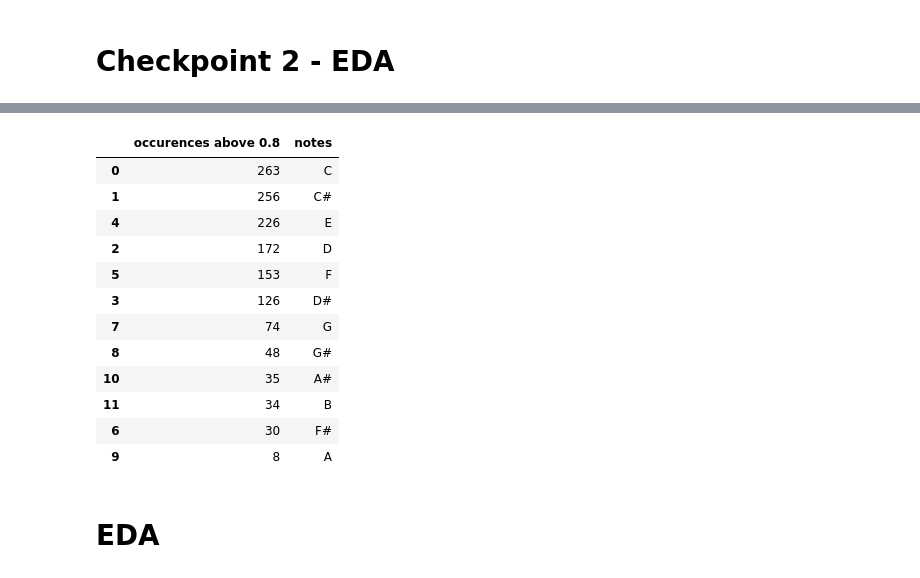
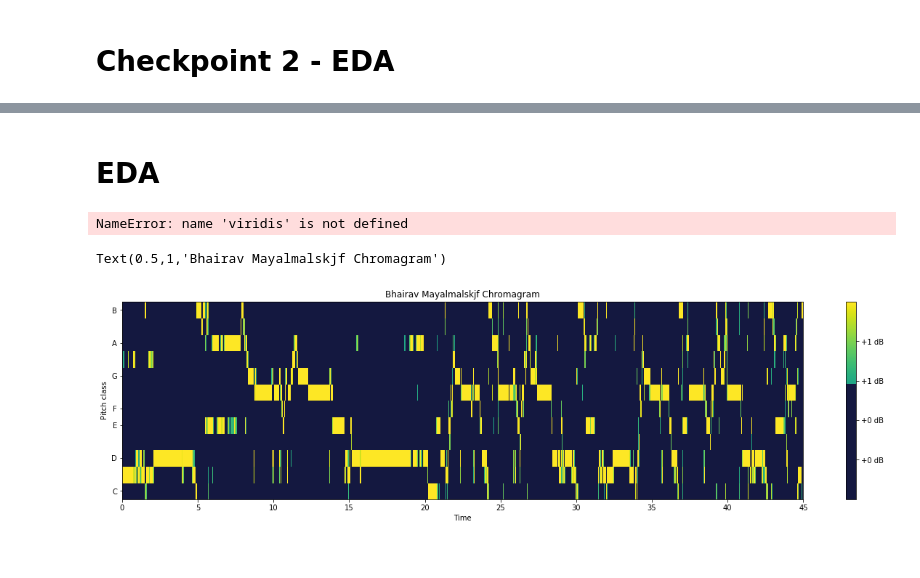
Before and after one commit to sruthiv98/RagaClassification, a Jupyter notebook: notebooks/Saveree Scratch .ipynb, the cells around one changed output, grey strips where cells are left out. Cells and saved outputs as stored; diff of their text form; code cells hidden in the pictures.

```diff
--- a/notebooks/Saveree Scratch .ipynb
+++ b/notebooks/Saveree Scratch .ipynb
@@ -169,8 +146,0 @@ pd.read_pickle('data/cleaned_data.pkl')
-# %%
-#first two mins of bhairav 2
-
-y, sr = librosa.load('test_data_raw/Bhairav Mayamalavagowlai 2.mp3',offset=180,duration=60)
-chromagram = librosa.feature.chroma_stft(y = y, sr=sr, hop_length=512) #n_fft
-plt.figure(figsize=(17, 5))
-librosa.display.specshow(chromagram, x_axis='time', y_axis='chroma', hop_length=512, cmap='coolwarm')
-#.     C C# E F G G# B C
@@ -216,23 +147,32 @@ pd.DataFrame.from_dict(newvals_dict,orient='index').sort_values(by=0).plot(kind=
-# %%
-notes # C C# E F G G# B C not A F# A# D# D
-
-# D E F# G A B C#
-# %% [output]
-|  | occurences above 0.8 | notes |
-| 0 | 263 | C |
-| 1 | 256 | C# |
-| 4 | 226 | E |
-| 2 | 172 | D |
-| 5 | 153 | F |
-| 3 | 126 | D# |
-| 7 | 74 | G |
-| 8 | 48 | G# |
-| 10 | 35 | A# |
-| 11 | 34 | B |
-| 6 | 30 | F# |
-| 9 | 8 | A |
 # %% [markdown]
 # EDA
+# %%
+import numpy as np
+import matplotlib.pyplot as plt
+from matplotlib import cm
+from matplotlib.colors import ListedColormap, LinearSegmentedColormap
+
+virdis = cm.get_cmap('viridis', 12)
+print(viridis.colors)
+# %% [output]
+NameError: name 'viridis' is not defined
+# %%
+y,sr = librosa.load('test_data_raw/Bilawal Dheerashankarabharanam 1.mp3',duration=45,offset=45)
+# %%
+viridis = cm.get_cmap('viridis', 256)
+newcolors = viridis(np.linspace(0, 1, 256))
+pink = np.array([20/256, 24/256, 64/256, 1])
+newcolors[:150, :] = pink
+newcmp = ListedColormap(newcolors)
+
+chromagram = librosa.feature.chroma_stft(y,sr)
+plt.figure(figsize=(21, 5))
+librosa.display.specshow(chromagram, x_axis='time', y_axis='chroma', hop_length=512, cmap=newcmp)
+plt.colorbar(format='%+2.0f dB')
+plt.title('Bhairav Mayalmalskjf Chromagram')
+# %% [output]
+Text(0.5,1,'Bhairav Mayalmalskjf Chromagram')
+[figure, added]
 # %%
 def average_dist(df):
     y_list = df['y'] #ys for every clip
```
Also changed, not shown: parts of 41 cells of this notebook, 20 other files.
